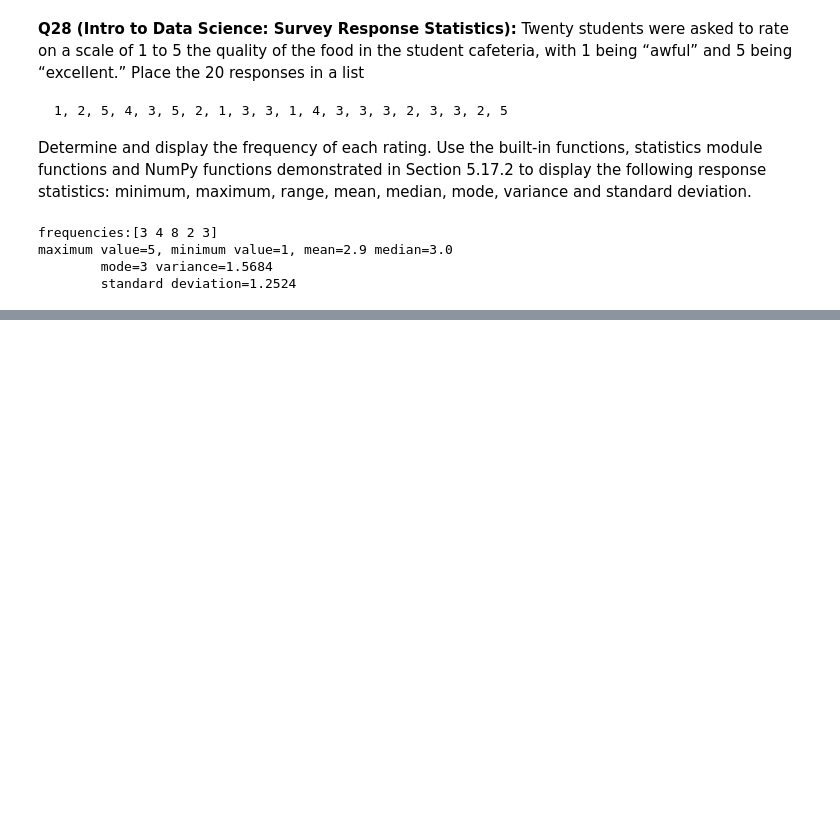
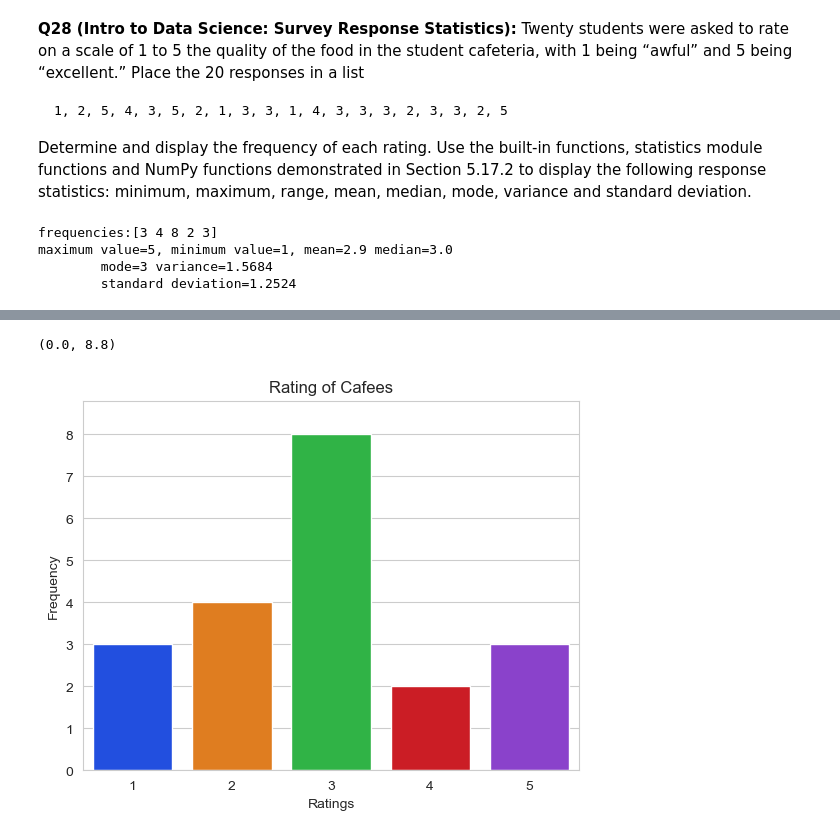
Before and after one commit to akoluacik/python-study-hub, a Jupyter notebook: Introduction to Python/Chapter-5/Chapter-5 Exercises.ipynb, the cells around one changed output, grey strips where cells are left out. Saved outputs shown, nothing was run; the diff lists cells and outputs as text; code cells hidden in the pictures; blank space fills up the shorter version.

```diff
--- a/Introduction to Python/Chapter-5/Chapter-5 Exercises.ipynb
+++ b/Introduction to Python/Chapter-5/Chapter-5 Exercises.ipynb
@@ -525,0 +556,10 @@ maximum value=5, minimum value=1, mean=2.9 median=3.0
+# %%
+title = f'Rating of Cafees'
+sns.set_style('whitegrid')
+axes = sns.barplot(x=values, y=frequencies, palette='bright')
+axes.set_title(title)
+axes.set(xlabel='Ratings', ylabel='Frequency')
+axes.set_ylim(top=max(frequencies)*1.10)
+# %% [output]
+(0.0, 8.8)
+[figure, added]
```
Also changed, not shown: parts of 12 cells of this notebook.
